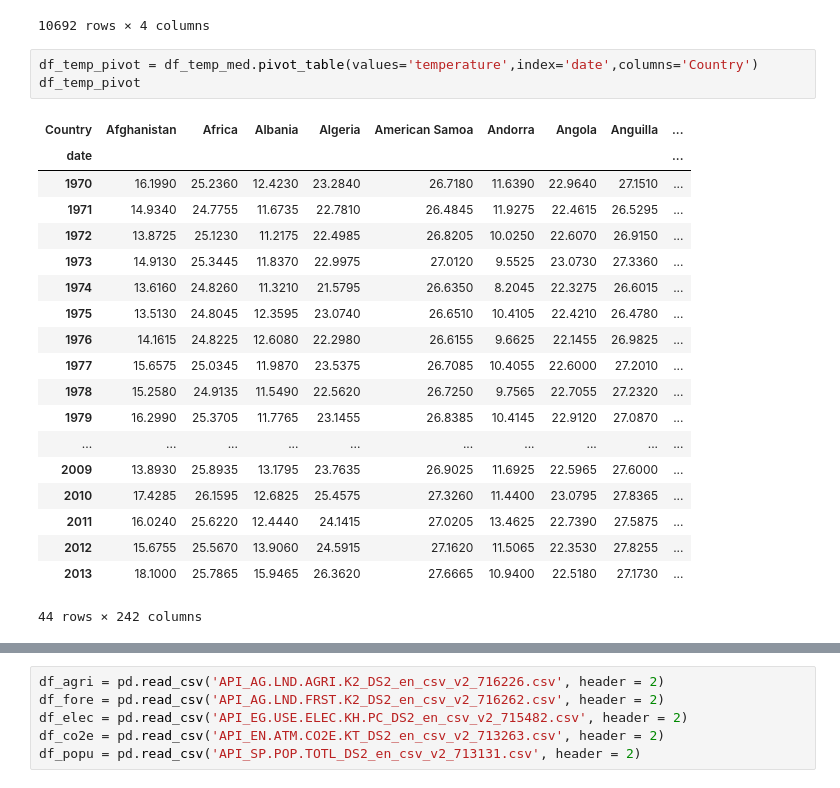
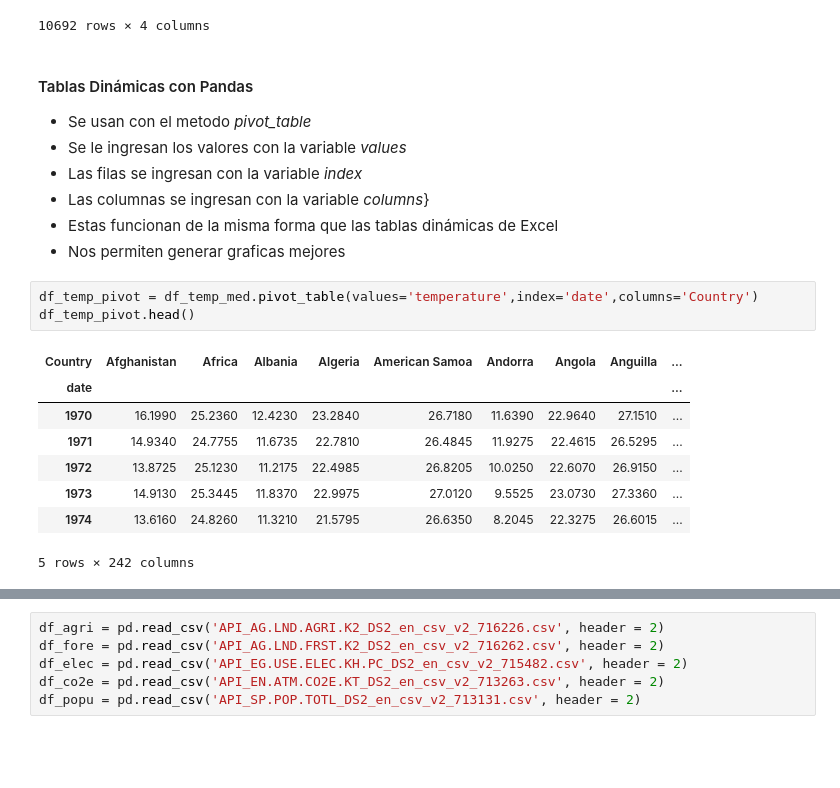
Before and after one commit to AngelloVillanueva/global_warming, a Jupyter notebook: Data Analysis.ipynb, the cells around one changed output, grey strips where cells are left out. Cells and saved outputs as stored; diff of their text form; blank space fills up the shorter version.

```diff
--- a/Data Analysis.ipynb
+++ b/Data Analysis.ipynb
@@ -226,26 +243,24 @@ df_temp_med
 | 10690 | Åland | 2012-12-31 | 6.2540 | 2012 |
 | 10691 | Åland | 2013-12-31 | 6.0140 | 2013 |
 10692 rows × 4 columns
+# %% [markdown]
+#### Tablas Dinámicas con Pandas
+
+- Se usan con el metodo *pivot_table*
+- Se le ingresan los valores con la variable *values*
+- Las filas se ingresan con la variable *index*
+- Las columnas se ingresan con la variable *columns*}
+- Estas funcionan de la misma forma que las tablas dinámicas de Excel
+- Nos permiten generar graficas mejores
 # %%
 df_temp_pivot = df_temp_med.pivot_table(values='temperature',index='date',columns='Country')
-df_temp_pivot
+df_temp_pivot.head()
 # %% [output]
 | Country | Afghanistan | Africa | Albania | Algeria | American Samoa | Andorra | Angola | Anguilla | ... |
 | date |  |  |  |  |  |  |  |  | ... |
 | 1970 | 16.1990 | 25.2360 | 12.4230 | 23.2840 | 26.7180 | 11.6390 | 22.9640 | 27.1510 | ... |
 | 1971 | 14.9340 | 24.7755 | 11.6735 | 22.7810 | 26.4845 | 11.9275 | 22.4615 | 26.5295 | ... |
 | 1972 | 13.8725 | 25.1230 | 11.2175 | 22.4985 | 26.8205 | 10.0250 | 22.6070 | 26.9150 | ... |
 | 1973 | 14.9130 | 25.3445 | 11.8370 | 22.9975 | 27.0120 | 9.5525 | 23.0730 | 27.3360 | ... |
 | 1974 | 13.6160 | 24.8260 | 11.3210 | 21.5795 | 26.6350 | 8.2045 | 22.3275 | 26.6015 | ... |
-| 1975 | 13.5130 | 24.8045 | 12.3595 | 23.0740 | 26.6510 | 10.4105 | 22.4210 | 26.4780 | ... |
-| 1976 | 14.1615 | 24.8225 | 12.6080 | 22.2980 | 26.6155 | 9.6625 | 22.1455 | 26.9825 | ... |
-| 1977 | 15.6575 | 25.0345 | 11.9870 | 23.5375 | 26.7085 | 10.4055 | 22.6000 | 27.2010 | ... |
-| 1978 | 15.2580 | 24.9135 | 11.5490 | 22.5620 | 26.7250 | 9.7565 | 22.7055 | 27.2320 | ... |
-| 1979 | 16.2990 | 25.3705 | 11.7765 | 23.1455 | 26.8385 | 10.4145 | 22.9120 | 27.0870 | ... |
-| ... | ... | ... | ... | ... | ... | ... | ... | ... | ... |
-| 2009 | 13.8930 | 25.8935 | 13.1795 | 23.7635 | 26.9025 | 11.6925 | 22.5965 | 27.6000 | ... |
-| 2010 | 17.4285 | 26.1595 | 12.6825 | 25.4575 | 27.3260 | 11.4400 | 23.0795 | 27.8365 | ... |
-| 2011 | 16.0240 | 25.6220 | 12.4440 | 24.1415 | 27.0205 | 13.4625 | 22.7390 | 27.5875 | ... |
-| 2012 | 15.6755 | 25.5670 | 13.9060 | 24.5915 | 27.1620 | 11.5065 | 22.3530 | 27.8255 | ... |
-| 2013 | 18.1000 | 25.7865 | 15.9465 | 26.3620 | 27.6665 | 10.9400 | 22.5180 | 27.1730 | ... |
-44 rows × 242 columns
+5 rows × 242 columns
```
Also changed, not shown: parts of 11 cells of this notebook.
